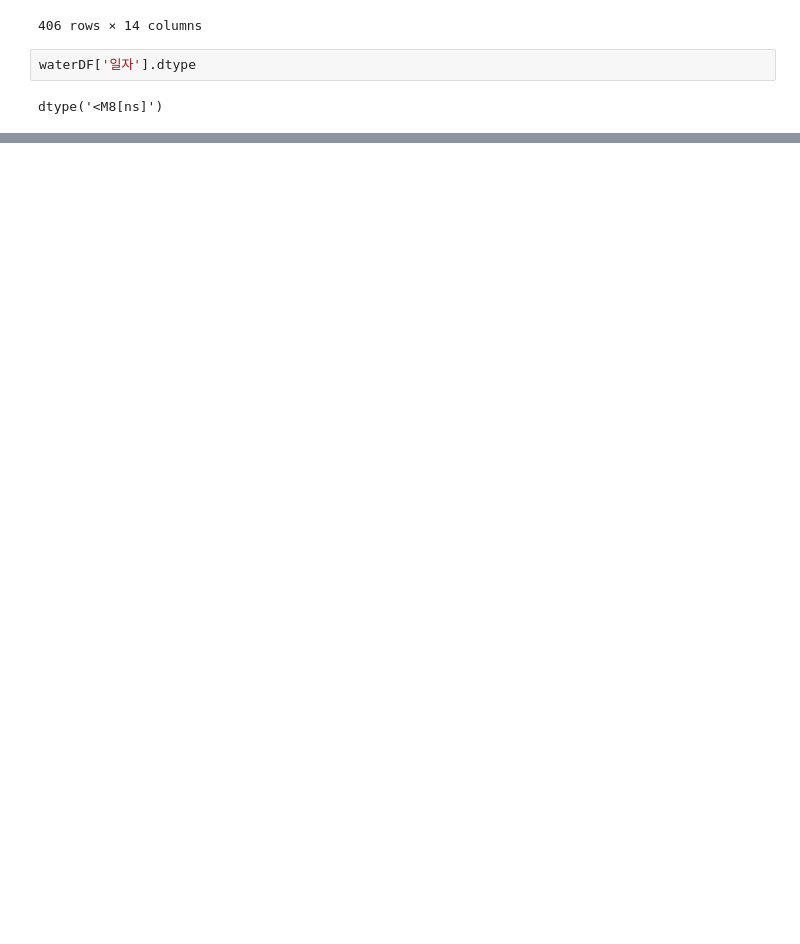
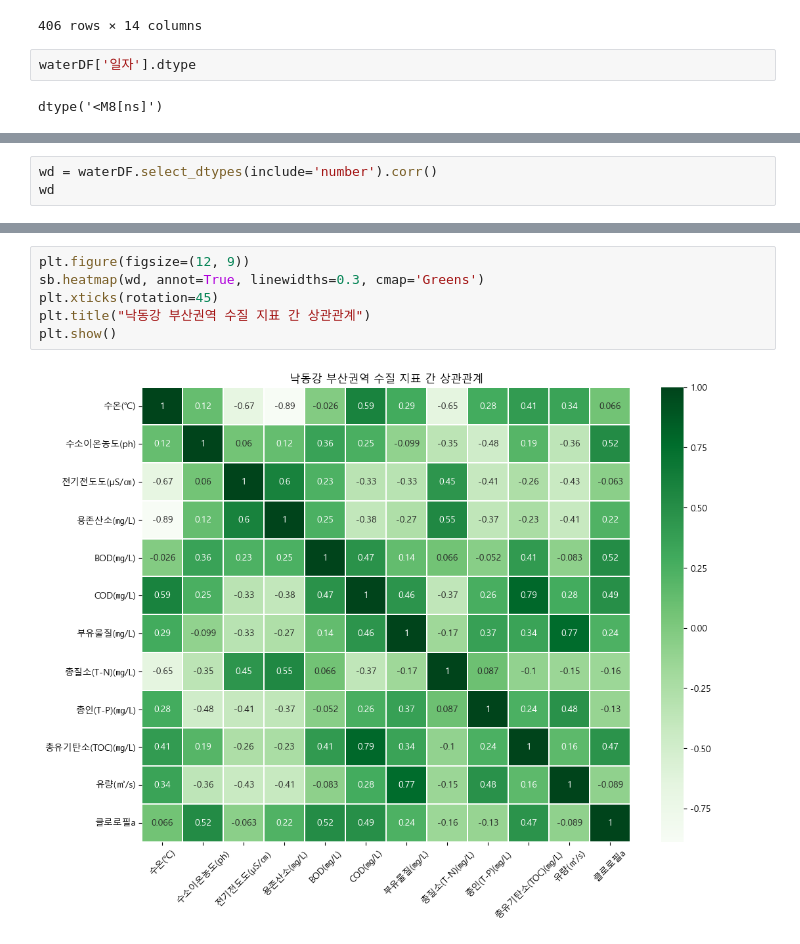
Before and after one commit to TroublesomeDuties/water_project, a Jupyter notebook: water.ipynb, the cells around one changed output, grey strips where cells are left out. Cells and saved outputs as stored; diff of their text form; blank space fills up the shorter version.

```diff
--- a/water.ipynb
+++ b/water.ipynb
@@ -110,0 +136,3 @@ dtype('<M8[ns]')
+# %%
+wd = waterDF.select_dtypes(include='number').corr()
+wd
@@ -110,0 +153,8 @@ dtype('<M8[ns]')
+# %%
+plt.figure(figsize=(12, 9))
+sb.heatmap(wd, annot=True, linewidths=0.3, cmap='Greens')
+plt.xticks(rotation=45)
+plt.title("낙동강 부산권역 수질 지표 간 상관관계")
+plt.show()
+# %% [output]
+[figure, added]
```
Also changed, not shown: parts of 16 cells of this notebook.
